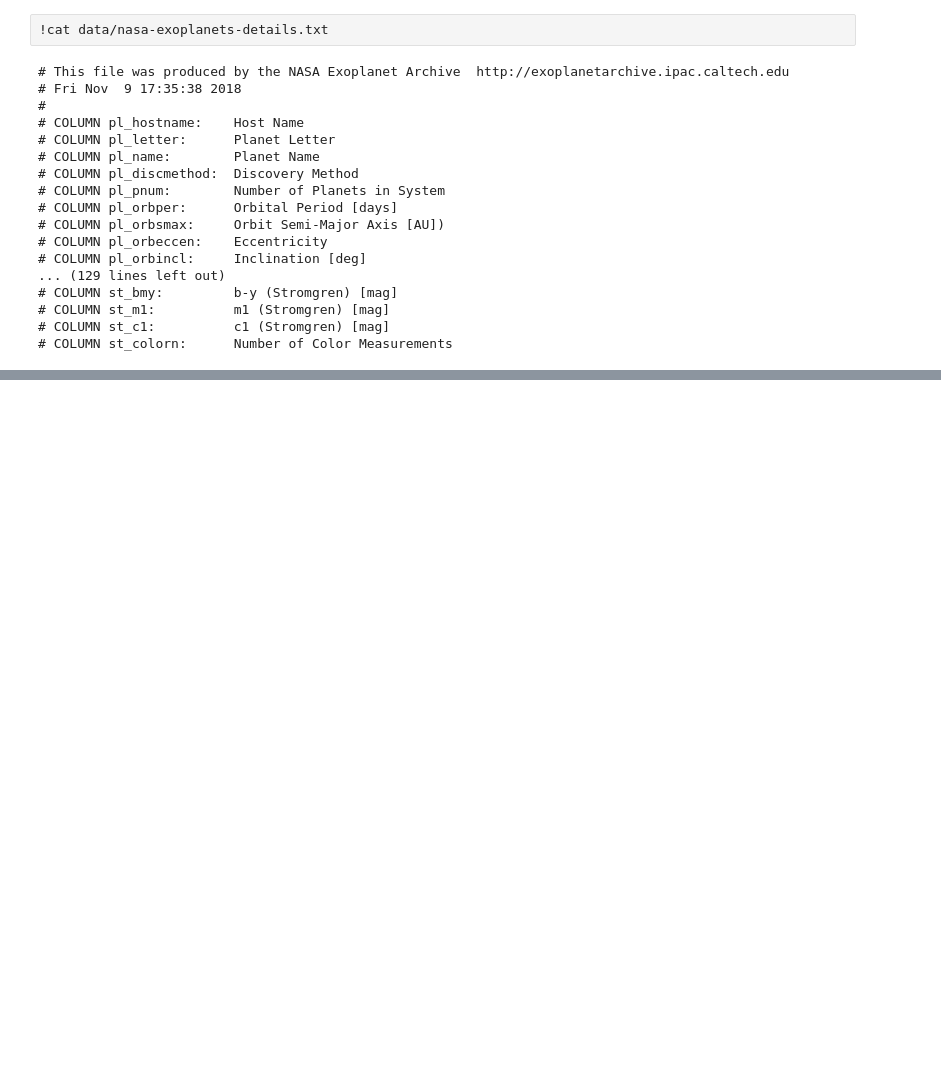
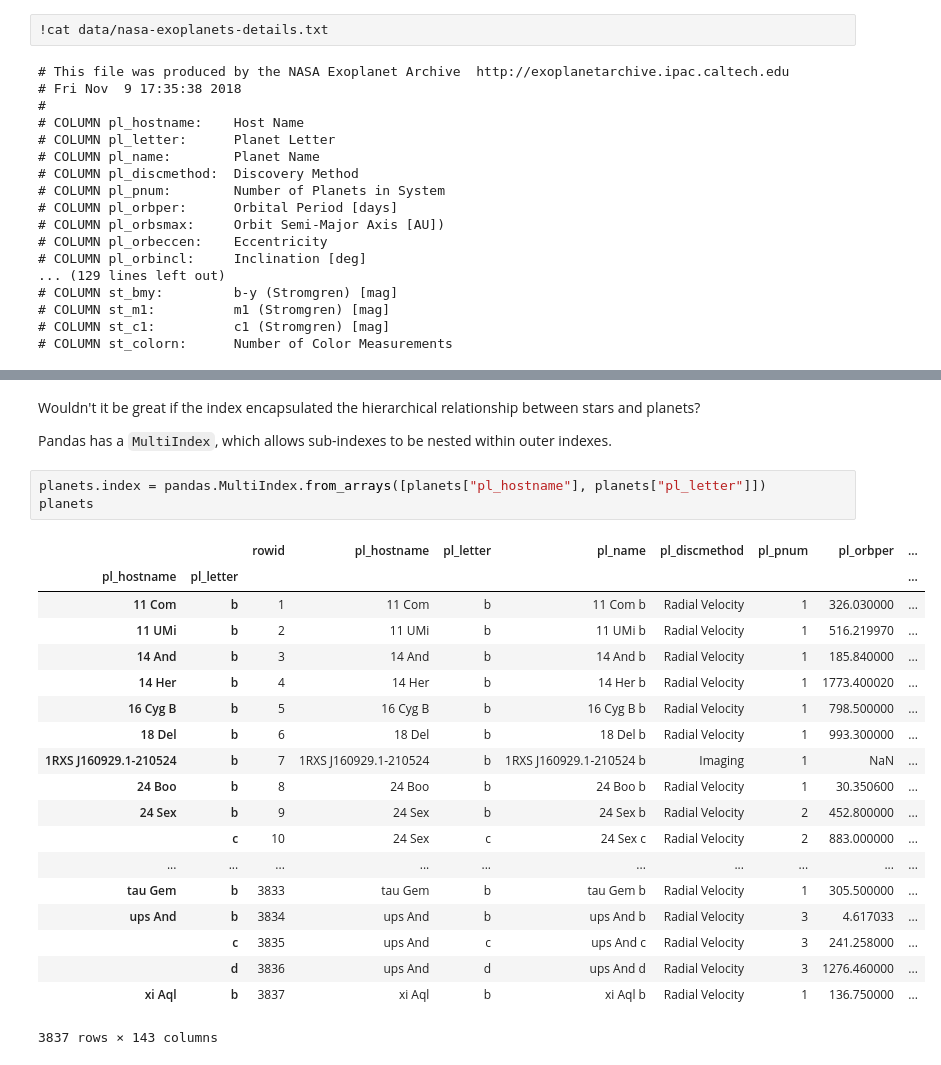
Before and after one commit to jpivarski-talks/python-numpy-mini-course, a Jupyter notebook: 4-pandas.ipynb, the cells around one changed output, grey strips where cells are left out. Cells and saved outputs as stored; diff of their text form; blank space fills up the shorter version.

```diff
--- a/4-pandas.ipynb
+++ b/4-pandas.ipynb
@@ -373,0 +426,27 @@ Fortunately, NASA gave us longer explanations of the column names.
+# %% [markdown]
+Wouldn't it be great if the index encapsulated the hierarchical relationship between stars and planets?
+
+Pandas has a `MultiIndex`, which allows sub-indexes to be nested within outer indexes.
+# %%
+planets.index = pandas.MultiIndex.from_arrays([planets["pl_hostname"], planets["pl_letter"]])
+planets
+# %% [output]
+|  |  | rowid | pl_hostname | pl_letter | pl_name | pl_discmethod | pl_pnum | pl_orbper | ... |
+| pl_hostname | pl_letter |  |  |  |  |  |  |  | ... |
+| 11 Com | b | 1 | 11 Com | b | 11 Com b | Radial Velocity | 1 | 326.030000 | ... |
+| 11 UMi | b | 2 | 11 UMi | b | 11 UMi b | Radial Velocity | 1 | 516.219970 | ... |
+| 14 And | b | 3 | 14 And | b | 14 And b | Radial Velocity | 1 | 185.840000 | ... |
+| 14 Her | b | 4 | 14 Her | b | 14 Her b | Radial Velocity | 1 | 1773.400020 | ... |
+| 16 Cyg B | b | 5 | 16 Cyg B | b | 16 Cyg B b | Radial Velocity | 1 | 798.500000 | ... |
+| 18 Del | b | 6 | 18 Del | b | 18 Del b | Radial Velocity | 1 | 993.300000 | ... |
+| 1RXS J160929.1-210524 | b | 7 | 1RXS J160929.1-210524 | b | 1RXS J160929.1-210524 b | Imaging | 1 | NaN | ... |
+| 24 Boo | b | 8 | 24 Boo | b | 24 Boo b | Radial Velocity | 1 | 30.350600 | ... |
+| 24 Sex | b | 9 | 24 Sex | b | 24 Sex b | Radial Velocity | 2 | 452.800000 | ... |
+|  | c | 10 | 24 Sex | c | 24 Sex c | Radial Velocity | 2 | 883.000000 | ... |
+| ... | ... | ... | ... | ... | ... | ... | ... | ... | ... |
+| tau Gem | b | 3833 | tau Gem | b | tau Gem b | Radial Velocity | 1 | 305.500000 | ... |
+| ups And | b | 3834 | ups And | b | ups And b | Radial Velocity | 3 | 4.617033 | ... |
+|  | c | 3835 | ups And | c | ups And c | Radial Velocity | 3 | 241.258000 | ... |
+|  | d | 3836 | ups And | d | ups And d | Radial Velocity | 3 | 1276.460000 | ... |
+| xi Aql | b | 3837 | xi Aql | b | xi Aql b | Radial Velocity | 1 | 136.750000 | ... |
+3837 rows × 143 columns
```
Also changed, not shown: parts of 4 cells of this notebook.
